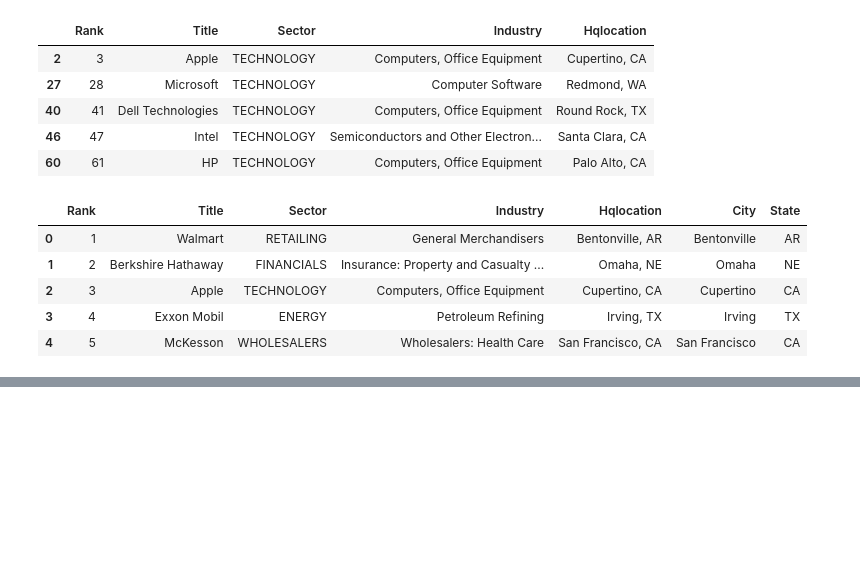
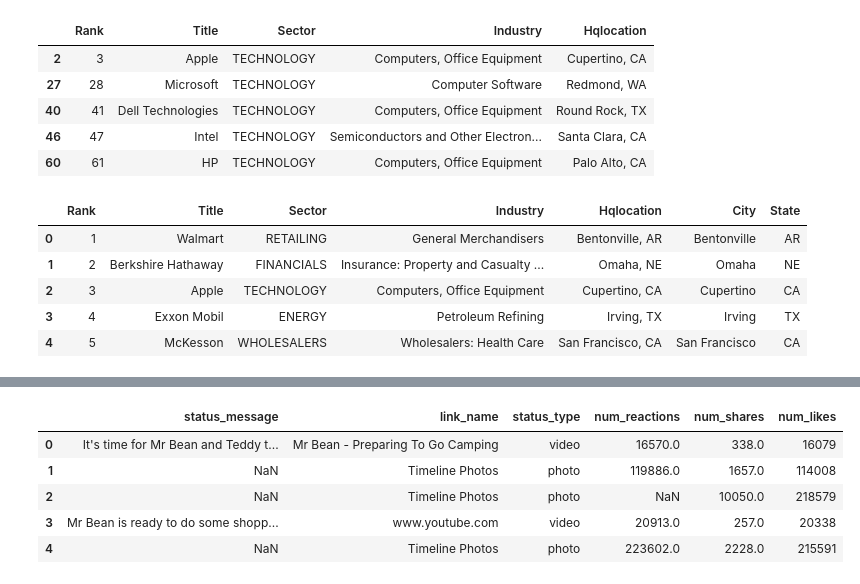
Before and after one commit to Byienio/Pandas_pg, a Jupyter notebook: DataModification.ipynb, the cells around one changed output, grey strips where cells are left out. Saved outputs shown, nothing was run; the diff lists cells and outputs as text; code cells hidden in the pictures; blank space fills up the shorter version.

```diff
--- a/DataModification.ipynb
+++ b/DataModification.ipynb
@@ -337,0 +370,10 @@ fortune.head()
+# %%
+fb = pd.read_csv('data/data/mrbean_facebook_statuses_with_nulls.csv',usecols =['status_message','status_type','link_name','num_reactions','num_shares','num_likes'] )
+fb.head()
+# %% [output]
+|  | status_message | link_name | status_type | num_reactions | num_shares | num_likes |
+| 0 | It's time for Mr Bean and Teddy t... | Mr Bean - Preparing To Go Camping | video | 16570.0 | 338.0 | 16079 |
+| 1 | NaN | Timeline Photos | photo | 119886.0 | 1657.0 | 114008 |
+| 2 | NaN | Timeline Photos | photo | NaN | 10050.0 | 218579 |
+| 3 | Mr Bean is ready to do some shopp... | www.youtube.com | video | 20913.0 | 257.0 | 20338 |
+| 4 | NaN | Timeline Photos | photo | 223602.0 | 2228.0 | 215591 |
```
Also changed, not shown: parts of 13 cells of this notebook.
